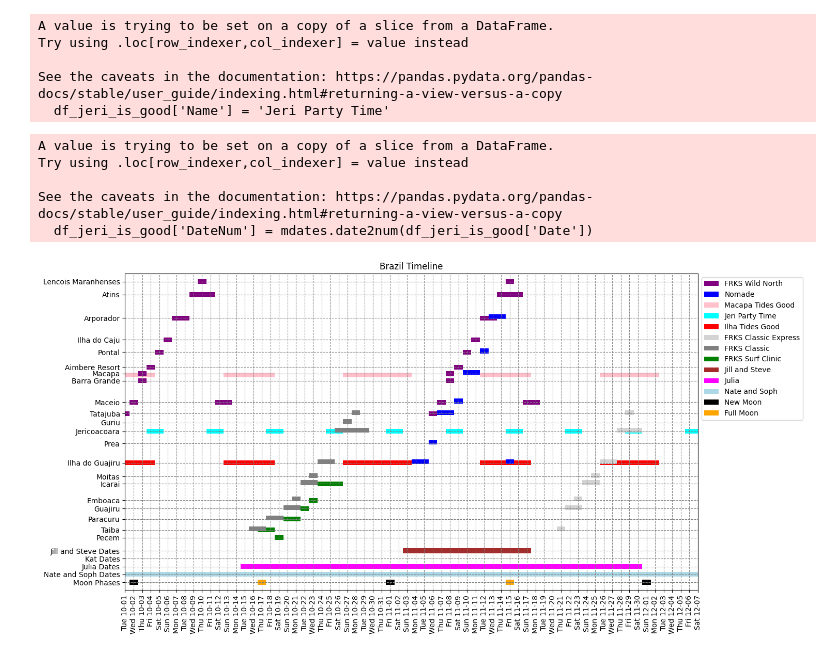
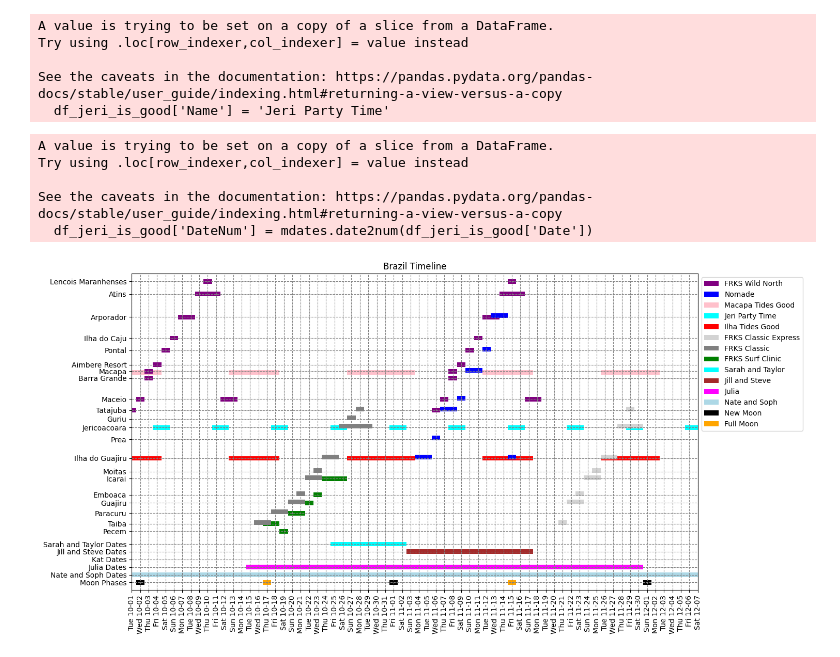
Before and after one commit to natecostello/brazil-timeline-2024, a Jupyter notebook: timeline.ipynb, the cells around one changed output. Cells and saved outputs as stored; diff of their text form; code cells hidden in the pictures.

Commit message:
added sarah and taylor

```diff
--- a/timeline.ipynb
+++ b/timeline.ipynb
@@ -21,6 +21,7 @@ df_fortaleza_low_tide = pd.read_csv(StringIO(fortaleza_low_tide_csv), parse_date
 df_nate_and_soph = pd.read_csv(StringIO(nate_and_soph_csv), parse_dates=['Date'])
 df_julia = pd.read_csv(StringIO(data.julia_csv), parse_dates=['Date'])
 df_jill_and_steve = pd.read_csv(StringIO(data.jill_and_steve_csv), parse_dates=['Date'])
+df_sarah_and_taylor = pd.read_csv(StringIO(data.sarah_and_taylor_csv), parse_dates=['Date'])
 df_surf_camp = pd.read_csv(StringIO(surf_camp_csv), parse_dates=['Date'])
 df_oct_wild_north = pd.read_csv(StringIO(oct_wild_north_csv), parse_dates=['Date'])
 df_nov_wild_north = pd.read_csv(StringIO(data.nov_wild_north_csv), parse_dates=['Date'])
@@ -100,6 +101,12 @@ jill_and_steve_dates = []
 for _, row in df_jill_and_steve.iterrows():
     start_date = mdates.date2num(row['Date']) - half_day  # Adjust start date to half a day earlier
     jill_and_steve_dates.append((start_date, duration))
+
+# Prepare data for plotting Sarah and Taylor dates
+sarah_and_taylor_dates = []
+for _, row in df_sarah_and_taylor.iterrows():
+    start_date = mdates.date2num(row['Date']) - half_day  # Adjust start date to half a day earlier
+    sarah_and_taylor_dates.append((start_date, duration))
 
 # Prepare data for plotting Surf Camp dates
 surf_camp_dates = []
@@ -162,6 +169,7 @@ colors = {'New Moon': 'black',
           'Nate and Soph': 'lightblue',
           'Julia': 'magenta',
           'Jill and Steve': 'brown',
+          'Sarah and Taylor': 'aqua',
           'Surf Camp': 'green',
           'Ilha is Good': 'red',
           'Oct Wild North': 'purple',
@@ -195,6 +203,9 @@ ax.broken_barh(julia_dates, (name_to_number['Julia Dates'] - offset, width), fac
 
 # Plot Jill and Steve dates
 ax.broken_barh(jill_and_steve_dates, (name_to_number['Jill and Steve Dates'] - offset, width), facecolors=colors['Jill and Steve'], label='Jill and Steve')
+
+# Plot Sarah and Taylor dates
+ax.broken_barh(sarah_and_taylor_dates, (name_to_number['Sarah and Taylor Dates'] - offset, width), facecolors=colors['Sarah and Taylor'], label='Sarah and Taylor')
 
 # Map 'Location' to a numerical value
 df_surf_camp['LocationNum'] = df_surf_camp['Location'].map(name_to_number)
@@ -258,6 +269,7 @@ legend_handles = [Patch(facecolor=colors['Oct Wild North'], label='FRKS Wild Nor
                   Patch(facecolor=colors['Nov Classic Express'], label='FRKS Classic Express'),
                   Patch(facecolor=colors['Oct Classic'], label='FRKS Classic'),
                   Patch(facecolor=colors['Surf Camp'], label='FRKS Surf Clinic'),
+                  Patch(facecolor=colors['Sarah and Taylor'], label='Sarah and Taylor'),
                   Patch(facecolor=colors['Jill and Steve'], label='Jill and Steve'),
                   Patch(facecolor=colors['Julia'], label='Julia'),
                   Patch(facecolor=colors['Nate and Soph'], label='Nate and Soph'),
@@ -280,31 +292,31 @@ end_date = mdates.date2num(datetime(2024, 12, 7))
 ax.set_xlim(start_date, end_date)
 # Set Y-axis range
 # Since your bars are at y=10 with a height of 1, setting the range from 0 to 15 gives some padding
 ax.set_ylim(min(name_to_number.values())-5, max(name_to_number.values())+5)
 
 
 # Set major ticks locator to each day
 ax.xaxis.set_major_locator(mdates.DayLocator())
 # Set major ticks format
 ax.xaxis.set_major_formatter(mdates.DateFormatter('%a %m-%d'))
 # Set Y-axis tick positions
 ax.set_yticks(list(name_to_number.values()))
 # Set Y-axis tick labels
 ax.set_yticklabels(list(name_to_number.keys()))
 
 # Enable vertical grid lines for each day
 ax.grid(True, which='major', axis='x', linestyle='--', color='gray')
 ax.grid(True, which='major', axis='y', linestyle='--', color='gray')
 
 # The rest of your plotting code remains unchanged
 plt.xticks(rotation=90)
 plt.title('Brazil Timeline')
 plt.tight_layout()
 plt.show()
 # %% [output]
 A value is trying to be set on a copy of a slice from a DataFrame.
 Try using .loc[row_indexer,col_indexer] = value instead
 
 See the caveats in the documentation: https://pandas.pydata.org/pandas-docs/stable/user_guide/indexing.html#returning-a-view-versus-a-copy
   df_jeri_is_good['DateNum'] = mdates.date2num(df_jeri_is_good['Date'])
-[figure, old version]
+[figure, new version]
```
Also changed, not shown: 1 other file.
